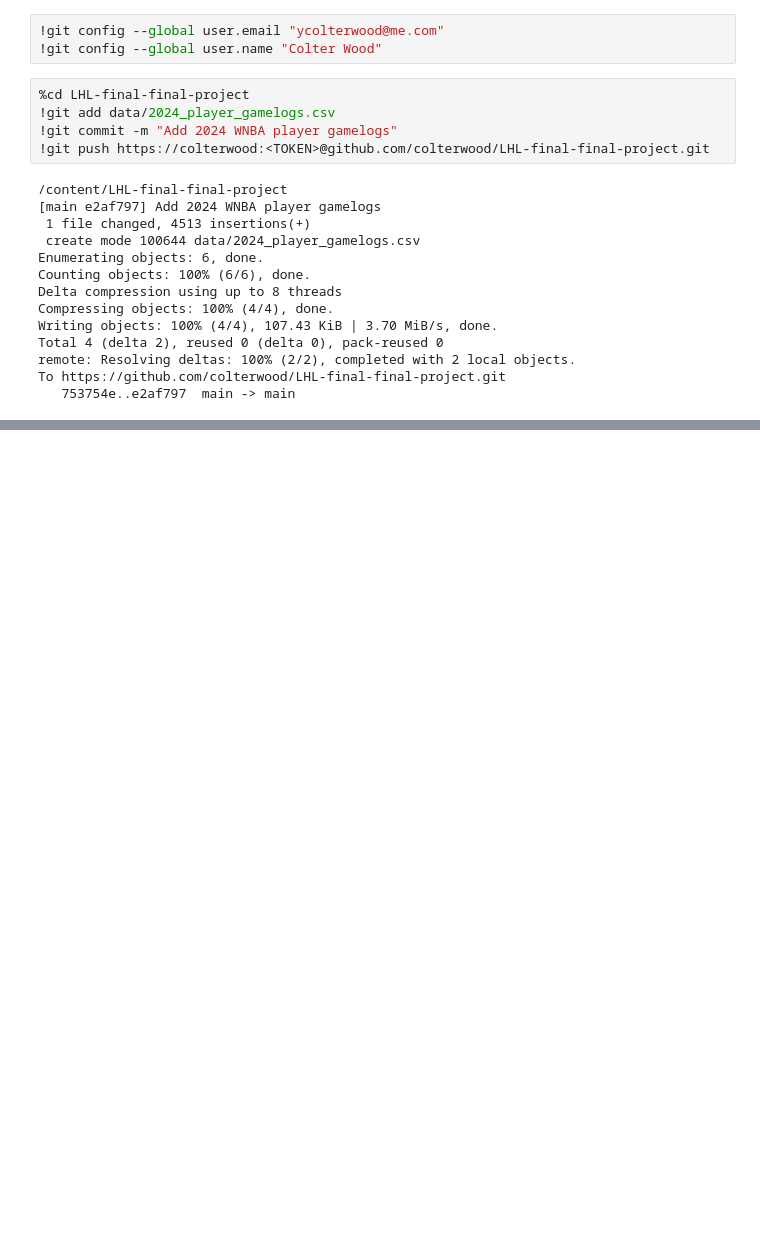
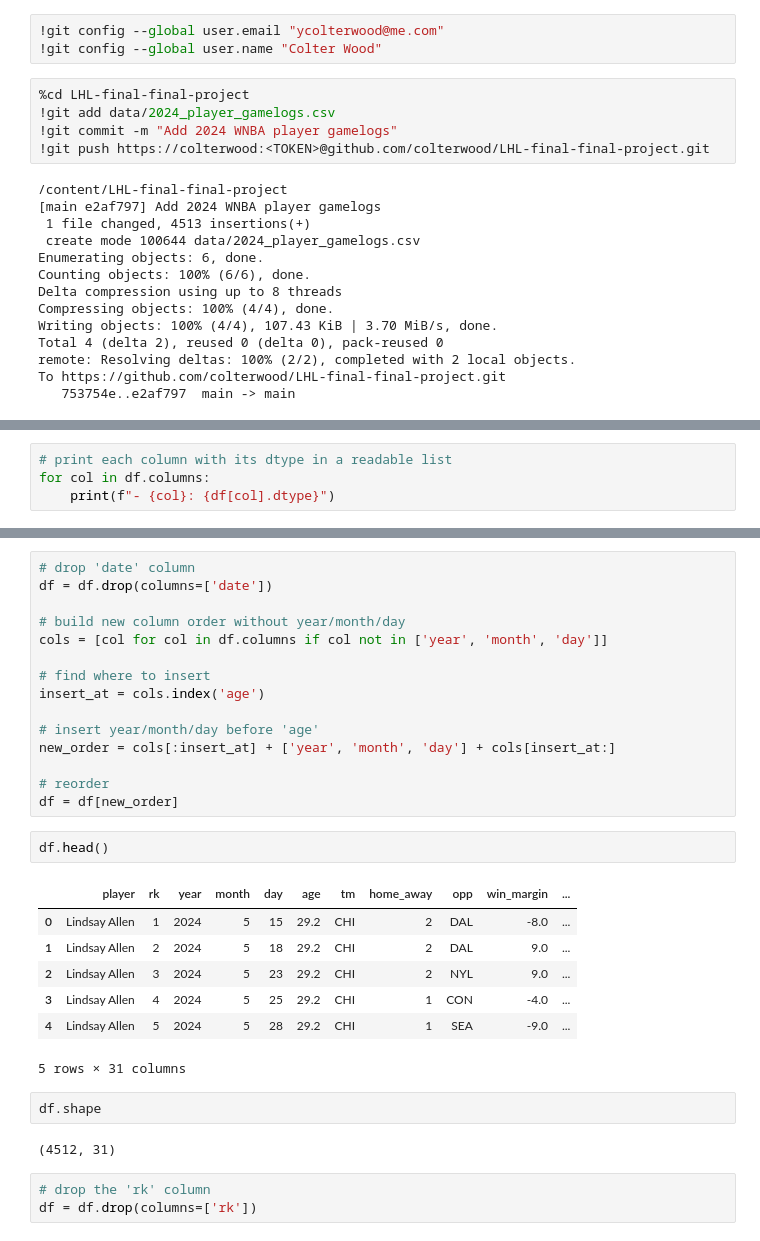
Before and after one commit to colterwood/LHL-final-final-project, a Jupyter notebook: notebooks/player_2024_gamelogs.ipynb, the cells around one changed output, grey strips where cells are left out. Cells and saved outputs as stored; diff of their text form; blank space fills up the shorter version.

```diff
--- a/notebooks/player_2024_gamelogs.ipynb
+++ b/notebooks/player_2024_gamelogs.ipynb
@@ -454,0 +531,4 @@ To https://github.com/colterwood/LHL-final-final-project.git
+# %%
+# print each column with its dtype in a readable list
+for col in df.columns:
+    print(f"- {col}: {df[col].dtype}")
@@ -454,0 +643,32 @@ To https://github.com/colterwood/LHL-final-final-project.git
+# %%
+# drop 'date' column
+df = df.drop(columns=['date'])
+
+# build new column order without year/month/day
+cols = [col for col in df.columns if col not in ['year', 'month', 'day']]
+
+# find where to insert
+insert_at = cols.index('age')
+
+# insert year/month/day before 'age'
+new_order = cols[:insert_at] + ['year', 'month', 'day'] + cols[insert_at:]
+
+# reorder
+df = df[new_order]
+# %%
+df.head()
+# %% [output]
+|  | player | rk | year | month | day | age | tm | home_away | opp | win_margin | ... |
+| 0 | Lindsay Allen | 1 | 2024 | 5 | 15 | 29.2 | CHI | 2 | DAL | -8.0 | ... |
+| 1 | Lindsay Allen | 2 | 2024 | 5 | 18 | 29.2 | CHI | 2 | DAL | 9.0 | ... |
+| 2 | Lindsay Allen | 3 | 2024 | 5 | 23 | 29.2 | CHI | 2 | NYL | 9.0 | ... |
+| 3 | Lindsay Allen | 4 | 2024 | 5 | 25 | 29.2 | CHI | 1 | CON | -4.0 | ... |
+| 4 | Lindsay Allen | 5 | 2024 | 5 | 28 | 29.2 | CHI | 1 | SEA | -9.0 | ... |
+5 rows × 31 columns
+# %%
+df.shape
+# %% [output]
+(4512, 31)
+# %%
+# drop the 'rk' column
+df = df.drop(columns=['rk'])
```
Also changed, not shown: parts of 16 cells of this notebook.
